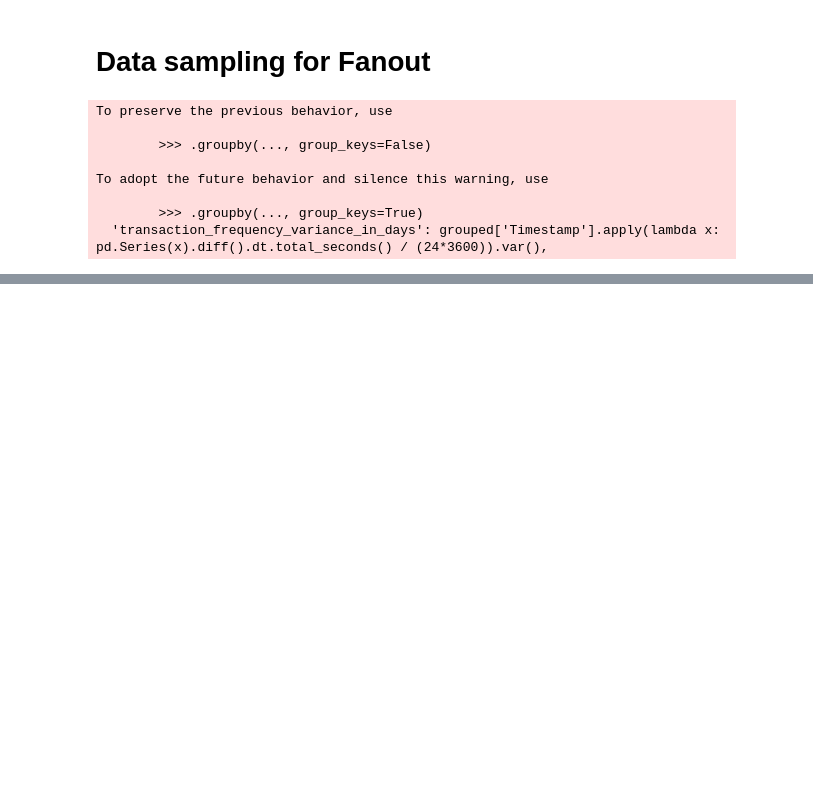
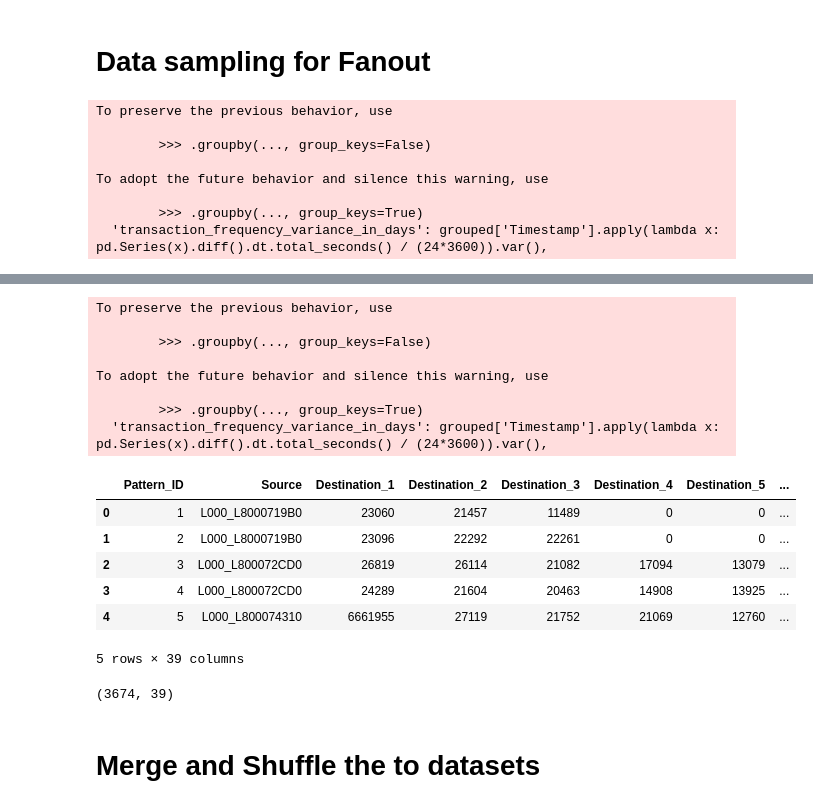
Before and after one commit to ahmabboud/difussion_bootcamp, a Jupyter notebook: deloitte_team/single_table_synthesis/Data Preparation.ipynb, the cells around one changed output, grey strips where cells are left out. Saved outputs shown, nothing was run; the diff lists cells and outputs as text; code cells hidden in the pictures; blank space fills up the shorter version.

```diff
--- a/deloitte_team/single_table_synthesis/Data Preparation.ipynb
+++ b/deloitte_team/single_table_synthesis/Data Preparation.ipynb
@@ -338,0 +349,2 @@ result_df.to_csv('/fs01/home/ws_aabboud/diffusion_model_bootcamp/deloitte_team/s
+# %%
+df = pd.read_csv('../../test/data/fanout_dataset.csv')
@@ -338,0 +358,36 @@ result_df.to_csv('/fs01/home/ws_aabboud/diffusion_model_bootcamp/deloitte_team/s
+# %%
+
+
+# Create the updated pipeline
+pipeline = Pipeline([
+    ('merge_accounts', BankAccountMerger('From Bank', 'Account', 'To Bank', 'Account.1')),
+    # ('sample_sources', SourceAccountSampler('Source', sample_size=16000,target_col='Is Laundering',target_values=None, random_state=42)),
+    ('convert_currency', CurrencyConverter('Amount Received', 'Receiving Currency', 'Amount Paid', 'Payment Currency')),
+    ('assign_pattern_id', PatternIdAssigner('Source', 'Destination', 'Timestamp', window_days=15, max_degree=16)),
+    ('reshape_dataframe', DataFrameReshaper(max_degree=16, currencies=currencies))
+])
+
+# Apply the pipeline
+max_degree=16
+result_df = pipeline.fit_transform(df[df["Is Laundering"]==1])
+result_df.head()
+# %% [output]
+To preserve the previous behavior, use
+
+        >>> .groupby(..., group_keys=False)
+
+To adopt the future behavior and silence this warning, use
+
+        >>> .groupby(..., group_keys=True)
+  'transaction_frequency_variance_in_days': grouped['Timestamp'].apply(lambda x: pd.Series(x).diff().dt.total_seconds() / (24*3600)).var(),
+|  | Pattern_ID | Source | Destination_1 | Destination_2 | Destination_3 | Destination_4 | Destination_5 | ... |
+| 0 | 1 | L000_L8000719B0 | 23060 | 21457 | 11489 | 0 | 0 | ... |
+| 1 | 2 | L000_L8000719B0 | 23096 | 22292 | 22261 | 0 | 0 | ... |
+| 2 | 3 | L000_L800072CD0 | 26819 | 26114 | 21082 | 17094 | 13079 | ... |
+| 3 | 4 | L000_L800072CD0 | 24289 | 21604 | 20463 | 14908 | 13925 | ... |
+| 4 | 5 | L000_L800074310 | 6661955 | 27119 | 21752 | 21069 | 12760 | ... |
+5 rows × 39 columns
+# %%
+result_df.shape
+# %% [output]
+(3674, 39)
@@ -338,0 +398,2 @@ result_df.to_csv('/fs01/home/ws_aabboud/diffusion_model_bootcamp/deloitte_team/s
+# %% [markdown]
+# Merge and Shuffle the to datasets
```
Also changed, not shown: parts of 17 cells of this notebook, 2 other files.
